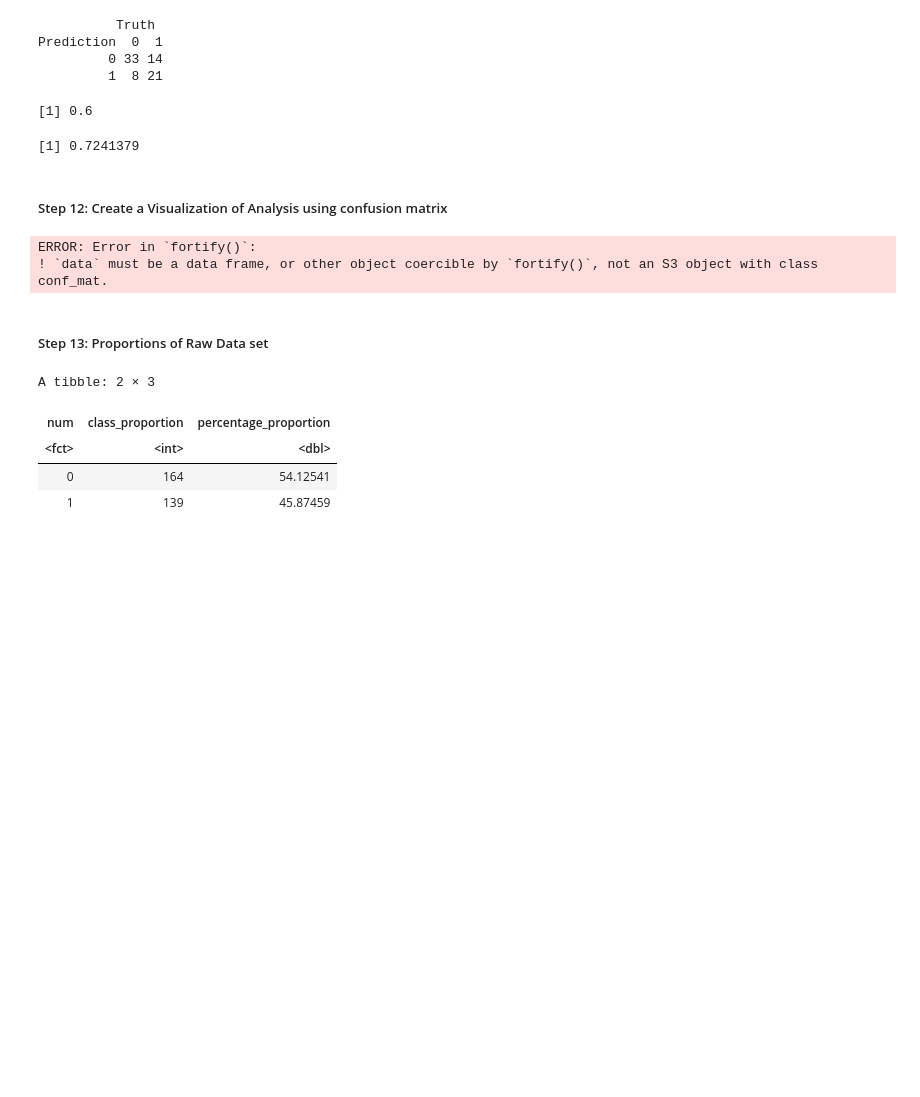
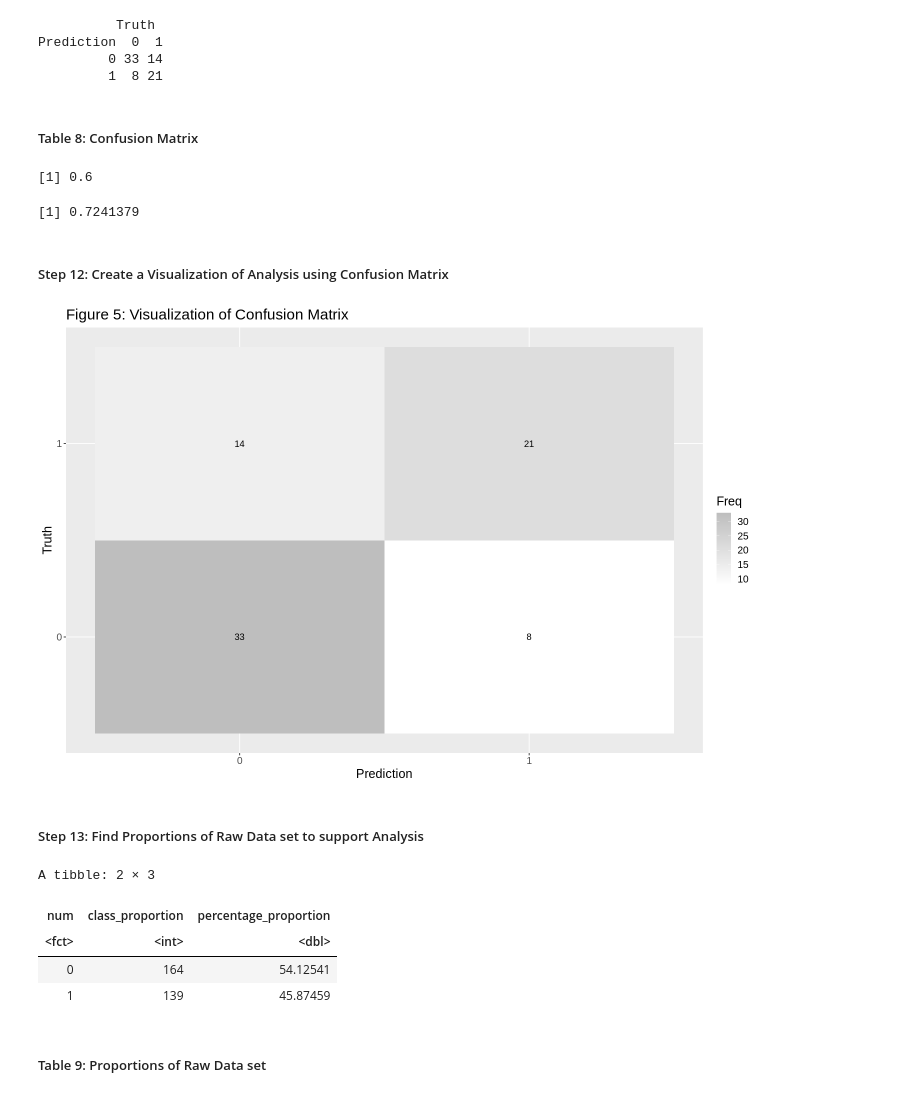
Before and after one commit to cchurch999/Data-Science-Group-Project-Books, a Jupyter notebook: Preliminary exploratory data analysis.ipynb, the cells around one changed output. Drawn from its saved outputs; the diff is of its cells as text; code cells hidden in the pictures; blank space fills up the shorter version.

```diff
--- a/Preliminary exploratory data analysis.ipynb
+++ b/Preliminary exploratory data analysis.ipynb
@@ -356,16 +351,18 @@ A tibble: 2 × 3
 # %% [markdown]
 ##### Step 11: Create confusion matrix of test data to show the table of predicted labels and correct labels. Use Recall and Precision mertrics to assess accuracy of model.
 # %%
-confusion_test<- heart_disease_best_fit |>
+confusion_mat<- heart_disease_best_fit |>
         predict(heart_disease_test1) |>
         bind_cols(heart_disease_test1)|>
     conf_mat(truth = num, estimate = .pred_class)
-confusion_test
+confusion_mat
 # %% [output]
           Truth
 Prediction  0  1
          0 33 14
          1  8 21
+# %% [markdown]
+##### Table 8: Confusion Matrix
 # %%
 recall <- 21/(21+14)
 recall
@@ -376,19 +373,20 @@ precision
 [1] 0.6
 [1] 0.7241379
 # %% [markdown]
-##### Step 12: Create a Visualization of Analysis using confusion matrix
+##### Step 12: Create a Visualization of Analysis using Confusion Matrix
-# %%
-confusion_visual <- confusion_test |>
-    ggplot(aes(x = Prediction, y = Truth, fill = Freq))+
-    geom_tile()+
-    scale_fill_gradient(low = "blue", high = "yellow")+
-    labs(title = "Confusion Matrix", x = "Predicted", y = "Actual")
-confusion_visual
-# %% [output]
-ERROR: Error in `fortify()`:
-! `data` must be a data frame, or other object coercible by `fortify()`, not an S3 object with class conf_mat.
+# %%
+plot <- as.data.frame(confusion_mat$table)
+
+ggplot(data = plot, aes(x = Prediction, y = Truth))+
+    geom_tile(aes(fill = Freq))+
+    geom_text(aes(label = Freq))+
+    scale_fill_gradient(low = "white", high = "grey")+
+    ggtitle("Figure 5: Visualization of Confusion Matrix")+
+    theme(text = element_text(size = 15))
+# %% [output]
+[figure, added]
 # %% [markdown]
-##### Step 13: Proportions of Raw Data set
+##### Step 13: Find Proportions of Raw Data set to support Analysis
 # %%
 #Finding the proportion of how many have heart disease and how many does not have heart disease based on the original data set
 #The proportion aims to show whether the raw data is overwhelmingly one category which would explain the low accuracy
@@ -406,3 +404,5 @@ A tibble: 2 × 3
 | <fct> | <int> | <dbl> |
 | 0 | 164 | 54.12541 |
 | 1 | 139 | 45.87459 |
+# %% [markdown]
+##### Table 9: Proportions of Raw Data set
```
Also changed, not shown: parts of 5 cells of this notebook.
